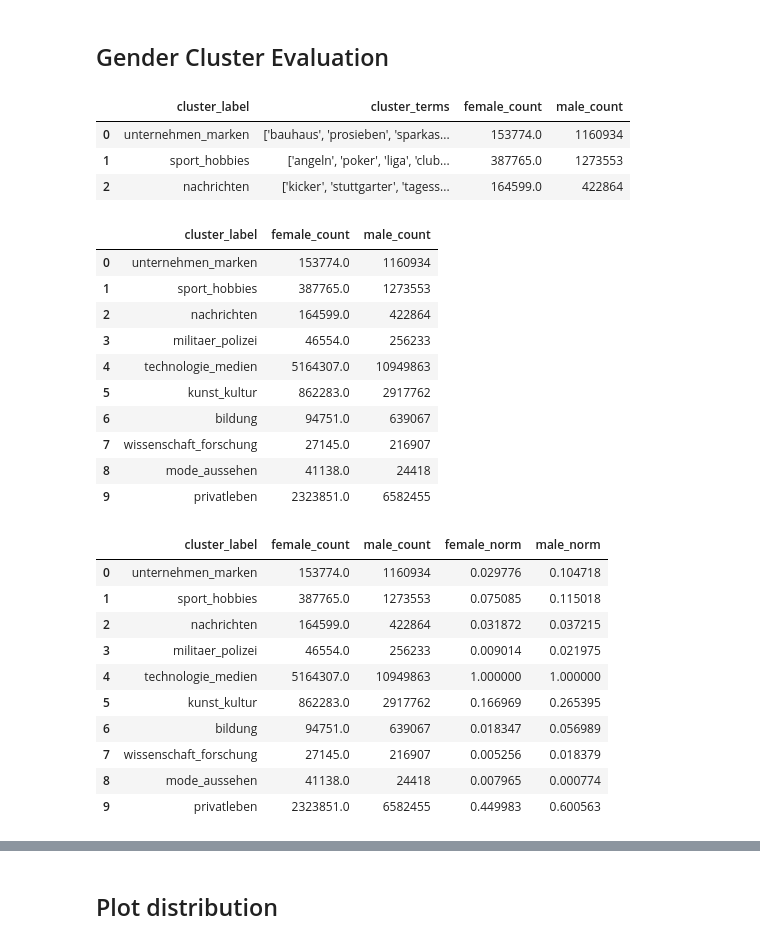
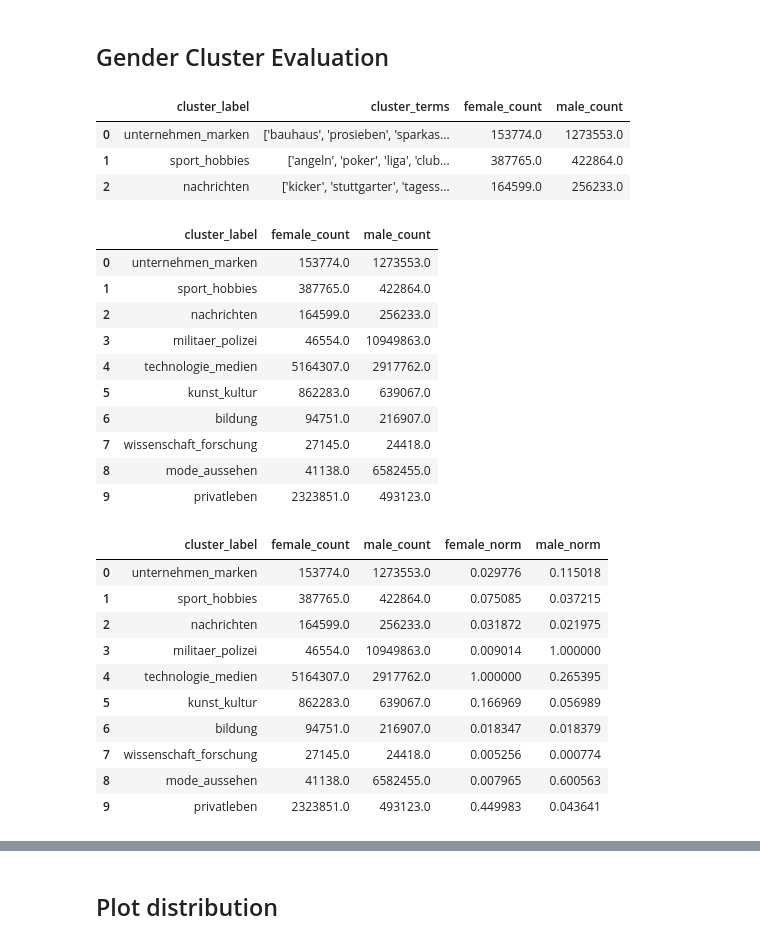
Before and after one commit to melaniefumfack/DIS25_NLP, a Jupyter notebook: src/evaluation.ipynb, the cells around one changed output, grey strips where cells are left out. Cells and saved outputs as stored; diff of their text form; code cells hidden in the pictures.

```diff
--- a/src/evaluation.ipynb
+++ b/src/evaluation.ipynb
@@ -242,29 +242,29 @@ plt.show()
 # %% [markdown]
 ## Gender Cluster Evaluation
 # %%
-cluster_count_df = pd.read_csv('../cluster_count_female.csv')
-cluster_count_df['male_count']  = pd.read_csv('../male_cluster_counts.csv')
+cluster_count_df = pd.read_csv('./data/cluster_count_female.csv')
+cluster_count_df['male_count']  = pd.read_csv('./data/male_cluster_counts.csv')
 cluster_count_df.head(3)
 # %% [output]
 |  | cluster_label | cluster_terms | female_count | male_count |
-| 0 | unternehmen_marken | ['bauhaus', 'prosieben', 'sparkas... | 153774.0 | 1160934 |
-| 1 | sport_hobbies | ['angeln', 'poker', 'liga', 'club... | 387765.0 | 1273553 |
-| 2 | nachrichten | ['kicker', 'stuttgarter', 'tagess... | 164599.0 | 422864 |
+| 0 | unternehmen_marken | ['bauhaus', 'prosieben', 'sparkas... | 153774.0 | 1273553.0 |
+| 1 | sport_hobbies | ['angeln', 'poker', 'liga', 'club... | 387765.0 | 422864.0 |
+| 2 | nachrichten | ['kicker', 'stuttgarter', 'tagess... | 164599.0 | 256233.0 |
 # %%
 cluster_count_df = cluster_count_df[['cluster_label','female_count', 'male_count']]
 cluster_count_df.head(10)
 # %% [output]
 |  | cluster_label | female_count | male_count |
-| 0 | unternehmen_marken | 153774.0 | 1160934 |
-| 1 | sport_hobbies | 387765.0 | 1273553 |
-| 2 | nachrichten | 164599.0 | 422864 |
-| 3 | militaer_polizei | 46554.0 | 256233 |
-| 4 | technologie_medien | 5164307.0 | 10949863 |
-| 5 | kunst_kultur | 862283.0 | 2917762 |
-| 6 | bildung | 94751.0 | 639067 |
-| 7 | wissenschaft_forschung | 27145.0 | 216907 |
-| 8 | mode_aussehen | 41138.0 | 24418 |
-| 9 | privatleben | 2323851.0 | 6582455 |
+| 0 | unternehmen_marken | 153774.0 | 1273553.0 |
+| 1 | sport_hobbies | 387765.0 | 422864.0 |
+| 2 | nachrichten | 164599.0 | 256233.0 |
+| 3 | militaer_polizei | 46554.0 | 10949863.0 |
+| 4 | technologie_medien | 5164307.0 | 2917762.0 |
+| 5 | kunst_kultur | 862283.0 | 639067.0 |
+| 6 | bildung | 94751.0 | 216907.0 |
+| 7 | wissenschaft_forschung | 27145.0 | 24418.0 |
+| 8 | mode_aussehen | 41138.0 | 6582455.0 |
+| 9 | privatleben | 2323851.0 | 493123.0 |
 # %%
 x = cluster_count_df[['female_count', 'male_count']].values #returns a numpy array
 min_max_scaler = preprocessing.MinMaxScaler()
@@ -274,16 +274,16 @@ cluster_count_df.columns = ['cluster_label','female_count','male_count','female_
 cluster_count_df.head(10)
 # %% [output]
 |  | cluster_label | female_count | male_count | female_norm | male_norm |
-| 0 | unternehmen_marken | 153774.0 | 1160934 | 0.029776 | 0.104718 |
-| 1 | sport_hobbies | 387765.0 | 1273553 | 0.075085 | 0.115018 |
-| 2 | nachrichten | 164599.0 | 422864 | 0.031872 | 0.037215 |
-| 3 | militaer_polizei | 46554.0 | 256233 | 0.009014 | 0.021975 |
-| 4 | technologie_medien | 5164307.0 | 10949863 | 1.000000 | 1.000000 |
-| 5 | kunst_kultur | 862283.0 | 2917762 | 0.166969 | 0.265395 |
-| 6 | bildung | 94751.0 | 639067 | 0.018347 | 0.056989 |
-| 7 | wissenschaft_forschung | 27145.0 | 216907 | 0.005256 | 0.018379 |
-| 8 | mode_aussehen | 41138.0 | 24418 | 0.007965 | 0.000774 |
-| 9 | privatleben | 2323851.0 | 6582455 | 0.449983 | 0.600563 |
+| 0 | unternehmen_marken | 153774.0 | 1273553.0 | 0.029776 | 0.115018 |
+| 1 | sport_hobbies | 387765.0 | 422864.0 | 0.075085 | 0.037215 |
+| 2 | nachrichten | 164599.0 | 256233.0 | 0.031872 | 0.021975 |
+| 3 | militaer_polizei | 46554.0 | 10949863.0 | 0.009014 | 1.000000 |
+| 4 | technologie_medien | 5164307.0 | 2917762.0 | 1.000000 | 0.265395 |
+| 5 | kunst_kultur | 862283.0 | 639067.0 | 0.166969 | 0.056989 |
+| 6 | bildung | 94751.0 | 216907.0 | 0.018347 | 0.018379 |
+| 7 | wissenschaft_forschung | 27145.0 | 24418.0 | 0.005256 | 0.000774 |
+| 8 | mode_aussehen | 41138.0 | 6582455.0 | 0.007965 | 0.600563 |
+| 9 | privatleben | 2323851.0 | 493123.0 | 0.449983 | 0.043641 |
 # %%
 total_female_norm = pd.Series(cluster_count_df['female_norm'], dtype='float').sum()
 total_male_norm = pd.Series(cluster_count_df['male_norm'], dtype='float').sum()
```
Also changed, not shown: parts of 13 cells of this notebook.
